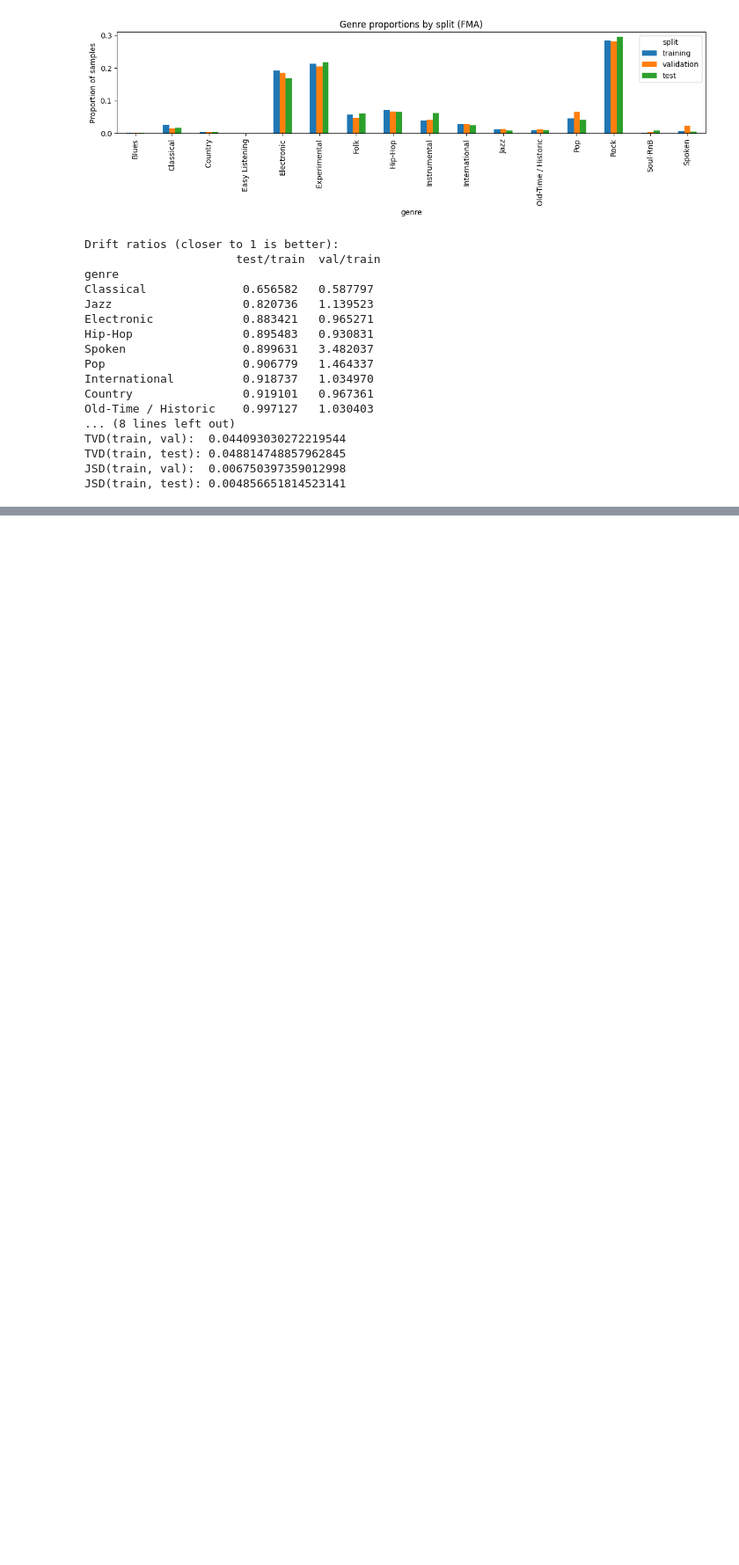
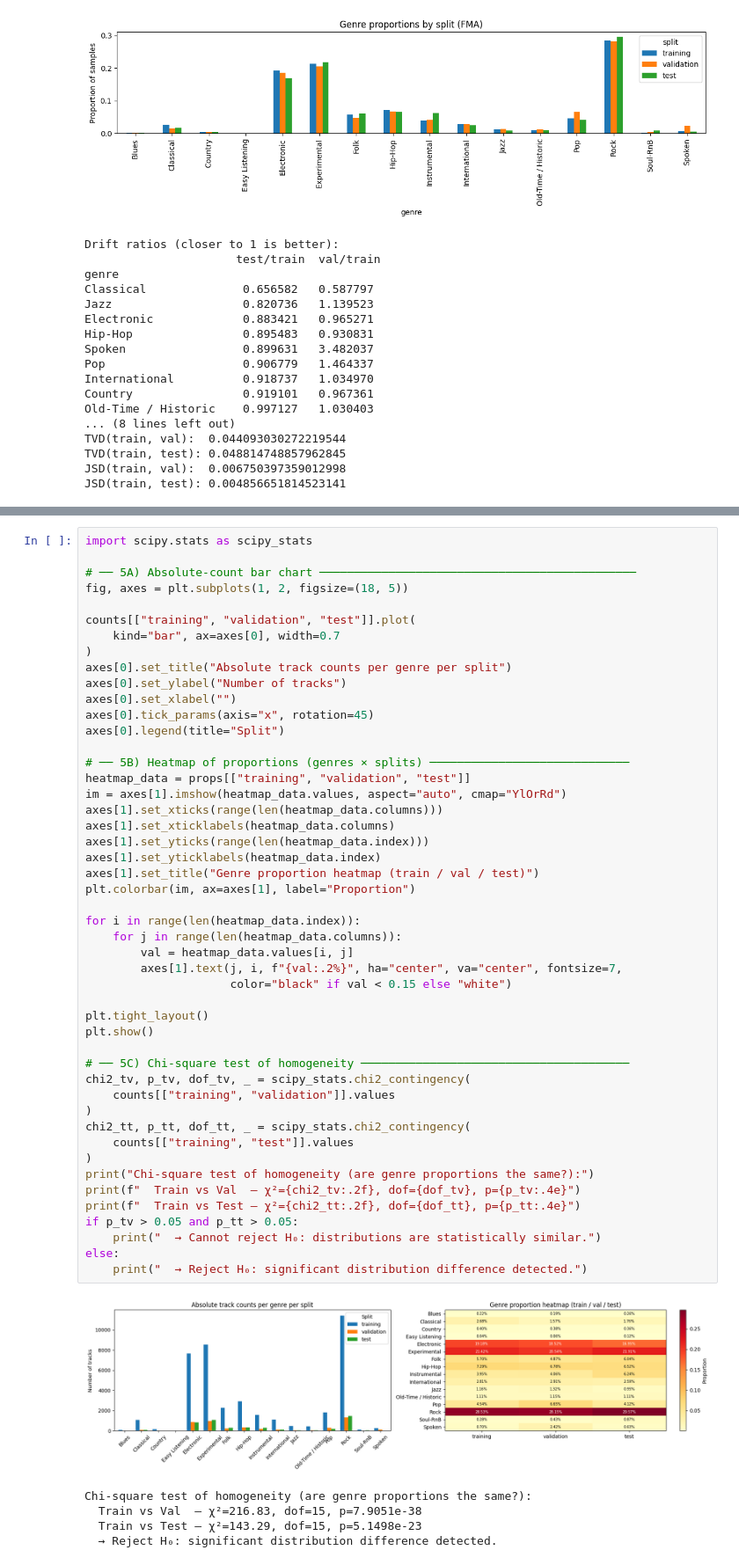
Before and after one commit to howienguyen/machine-learning-1, a Jupyter notebook: MelCNN-MGR/notebooks/Data-Understanding-Train-Val-Test-Genre-Distribution.ipynb, the cells around one changed output, grey strips where cells are left out. Shown at 88% size. Saved outputs shown, nothing was run; the diff lists cells and outputs as text; blank space fills up the shorter version.

```diff
--- a/MelCNN-MGR/notebooks/Data-Understanding-Train-Val-Test-Genre-Distribution.ipynb
+++ b/MelCNN-MGR/notebooks/Data-Understanding-Train-Val-Test-Genre-Distribution.ipynb
@@ -153,3 +222,57 @@ JSD(train, test): 0.004856651814523141
+# %%
+import scipy.stats as scipy_stats
+
+# ── 5A) Absolute-count bar chart ──────────────────────────────────────────────
+fig, axes = plt.subplots(1, 2, figsize=(18, 5))
+
+counts[["training", "validation", "test"]].plot(
+    kind="bar", ax=axes[0], width=0.7
+)
+axes[0].set_title("Absolute track counts per genre per split")
+axes[0].set_ylabel("Number of tracks")
+axes[0].set_xlabel("")
+axes[0].tick_params(axis="x", rotation=45)
+axes[0].legend(title="Split")
+
+# ── 5B) Heatmap of proportions (genres × splits) ─────────────────────────────
+heatmap_data = props[["training", "validation", "test"]]
+im = axes[1].imshow(heatmap_data.values, aspect="auto", cmap="YlOrRd")
+axes[1].set_xticks(range(len(heatmap_data.columns)))
+axes[1].set_xticklabels(heatmap_data.columns)
+axes[1].set_yticks(range(len(heatmap_data.index)))
+axes[1].set_yticklabels(heatmap_data.index)
+axes[1].set_title("Genre proportion heatmap (train / val / test)")
+plt.colorbar(im, ax=axes[1], label="Proportion")
+
+for i in range(len(heatmap_data.index)):
+    for j in range(len(heatmap_data.columns)):
+        val = heatmap_data.values[i, j]
+        axes[1].text(j, i, f"{val:.2%}", ha="center", va="center", fontsize=7,
+                     color="black" if val < 0.15 else "white")
+
+plt.tight_layout()
+plt.show()
+
+# ── 5C) Chi-square test of homogeneity ───────────────────────────────────────
+chi2_tv, p_tv, dof_tv, _ = scipy_stats.chi2_contingency(
+    counts[["training", "validation"]].values
+)
+chi2_tt, p_tt, dof_tt, _ = scipy_stats.chi2_contingency(
+    counts[["training", "test"]].values
+)
+print("Chi-square test of homogeneity (are genre proportions the same?):")
+print(f"  Train vs Val  — χ²={chi2_tv:.2f}, dof={dof_tv}, p={p_tv:.4e}")
+print(f"  Train vs Test — χ²={chi2_tt:.2f}, dof={dof_tt}, p={p_tt:.4e}")
+if p_tv > 0.05 and p_tt > 0.05:
+    print("  → Cannot reject H₀: distributions are statistically similar.")
+else:
+    print("  → Reject H₀: significant distribution difference detected.")
+# %% [output]
+[figure, added]
+Chi-square test of homogeneity (are genre proportions the same?):
+  Train vs Val  — χ²=216.83, dof=15, p=7.9051e-38
+  Train vs Test — χ²=143.29, dof=15, p=5.1498e-23
+  → Reject H₀: significant distribution difference detected.
 # %% [markdown]
 ---
 
```
Also changed, not shown: parts of 2 cells of this notebook, 2 other files.
